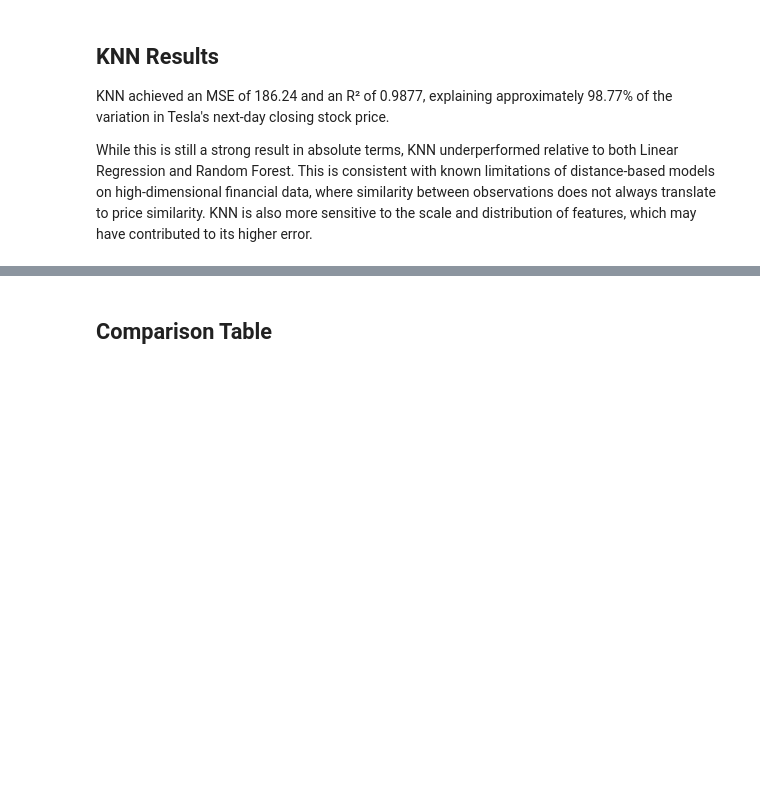
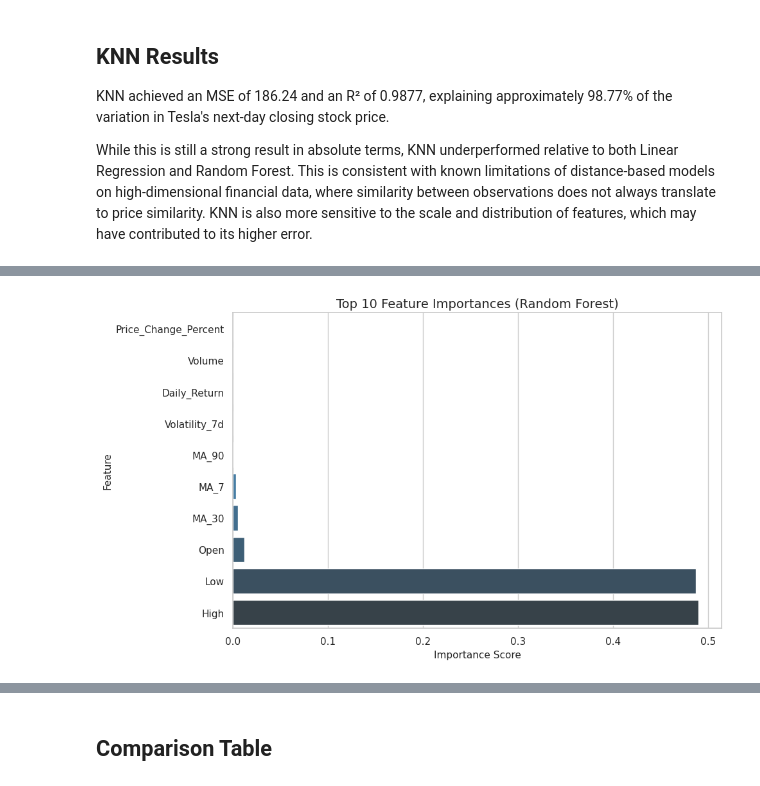
Before and after one commit to michaeljvargas/Tesla-stock-EV-analysis, a Jupyter notebook: notebooks/Tesla_Analysis.ipynb, the cells around one changed output, grey strips where cells are left out. Drawn from its saved outputs; the diff is of its cells as text; code cells hidden in the pictures; blank space fills up the shorter version.

```diff
--- a/notebooks/Tesla_Analysis.ipynb
+++ b/notebooks/Tesla_Analysis.ipynb
@@ -541,0 +579,31 @@ While this is still a strong result in absolute terms, KNN underperformed relati
+# %%
+# Get feature names after preprocessing
+# Numeric features keep their names, categorical features get expanded by one-hot encoding
+ohe_categories = rf_model.named_steps["preprocessor"] \
+    .named_transformers_["cat"] \
+    .named_steps["onehot"] \
+    .get_feature_names_out(categorical_features)
+
+# Combine numeric and encoded categorical feature names
+all_feature_names = numeric_features + list(ohe_categories)
+
+# Extract importance scores from the trained Random Forest
+importances = pd.Series(
+    rf_model.named_steps["model"].feature_importances_,
+    index=all_feature_names
+)
+
+# Plot top 10 most important features
+top_features = importances.nlargest(10).sort_values()
+
+plt.figure(figsize=(10, 6))
+sns.barplot(x=top_features.values, y=top_features.index,
+            hue=top_features.index, palette="Blues_d", legend=False)
+
+plt.title("Top 10 Feature Importances (Random Forest)", fontsize=TITLE_SIZE)
+plt.xlabel("Importance Score", fontsize=LABEL_SIZE)
+plt.ylabel("Feature", fontsize=LABEL_SIZE)
+plt.tight_layout()
+plt.show()
+# %% [output]
+[figure, added]
```
Also changed, not shown: parts of 14 cells of this notebook.
